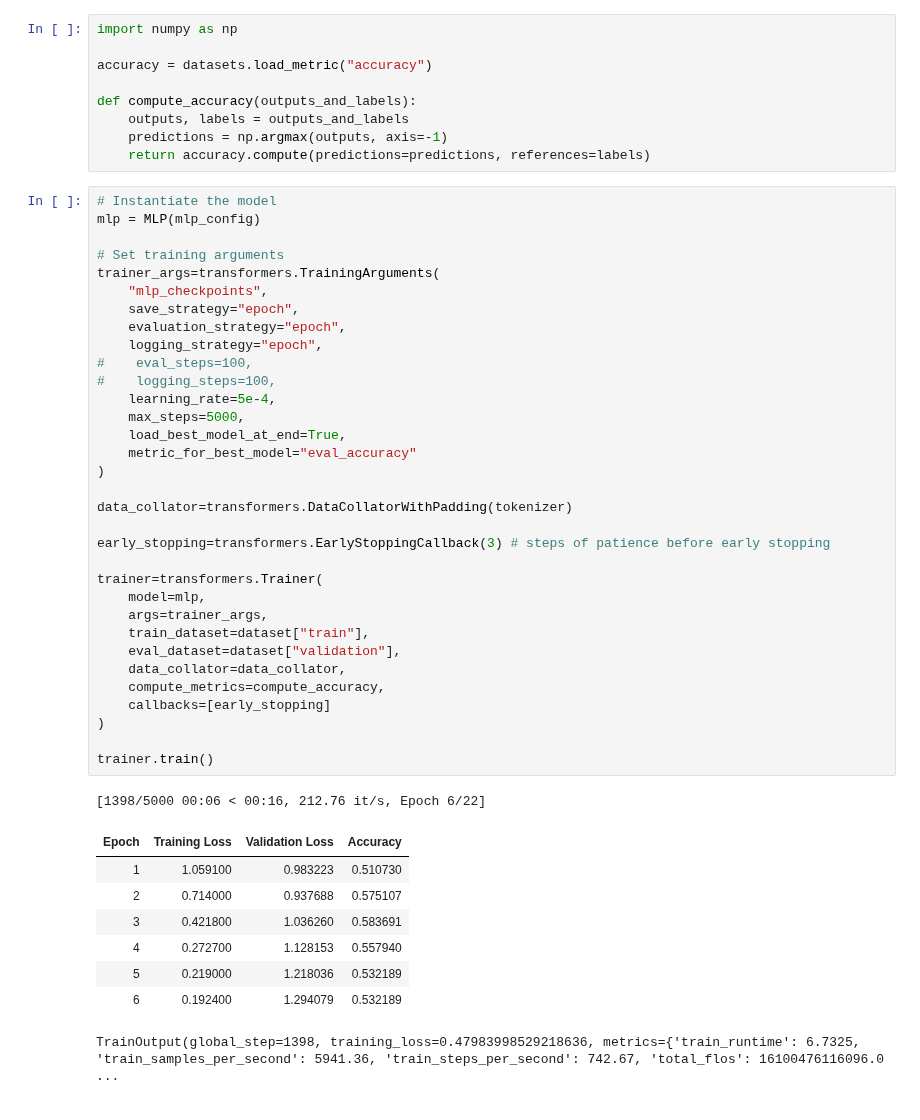
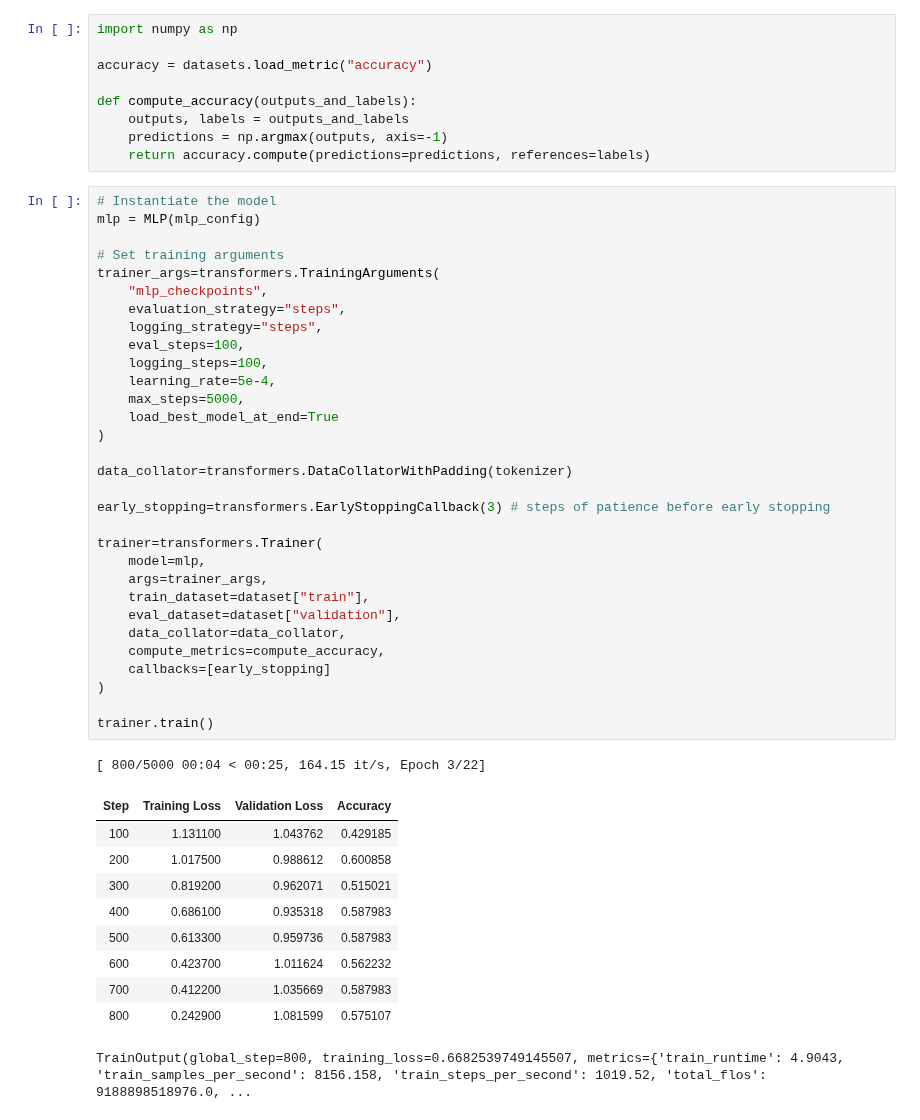
Before and after one commit to TurkuNLP/Deep_Learning_in_LangTech_course, a Jupyter notebook: hf_trainer_mlp.ipynb, the cells around one changed output. Drawn from its saved outputs; the diff is of its cells as text.

```diff
--- a/hf_trainer_mlp.ipynb
+++ b/hf_trainer_mlp.ipynb
@@ -333,46 +333,46 @@ def compute_accuracy(outputs_and_labels):
 # %%
 # Instantiate the model
 mlp = MLP(mlp_config)
 
 # Set training arguments
 trainer_args=transformers.TrainingArguments(
     "mlp_checkpoints",
-    save_strategy="epoch",
-    evaluation_strategy="epoch",
-    logging_strategy="epoch",
-#    eval_steps=100,
-#    logging_steps=100,
+    evaluation_strategy="steps",
+    logging_strategy="steps",
+    eval_steps=100,
+    logging_steps=100,
     learning_rate=5e-4,
     max_steps=5000,
-    load_best_model_at_end=True,
-    metric_for_best_model="eval_accuracy"
+    load_best_model_at_end=True
 )
 
 data_collator=transformers.DataCollatorWithPadding(tokenizer)
 
 early_stopping=transformers.EarlyStoppingCallback(3) # steps of patience before early stopping
 
 trainer=transformers.Trainer(
     model=mlp,
     args=trainer_args,
     train_dataset=dataset["train"],
     eval_dataset=dataset["validation"],
     data_collator=data_collator,
     compute_metrics=compute_accuracy,
     callbacks=[early_stopping]
 )
 
 trainer.train()
 # %% [output]
-[1398/5000 00:06 < 00:16, 212.76 it/s, Epoch 6/22]
+[ 800/5000 00:04 < 00:25, 164.15 it/s, Epoch 3/22]
-| Epoch | Training Loss | Validation Loss | Accuracy |
-| 1 | 1.059100 | 0.983223 | 0.510730 |
-| 2 | 0.714000 | 0.937688 | 0.575107 |
-| 3 | 0.421800 | 1.036260 | 0.583691 |
-| 4 | 0.272700 | 1.128153 | 0.557940 |
-| 5 | 0.219000 | 1.218036 | 0.532189 |
-| 6 | 0.192400 | 1.294079 | 0.532189 |
+| Step | Training Loss | Validation Loss | Accuracy |
+| 100 | 1.131100 | 1.043762 | 0.429185 |
+| 200 | 1.017500 | 0.988612 | 0.600858 |
+| 300 | 0.819200 | 0.962071 | 0.515021 |
+| 400 | 0.686100 | 0.935318 | 0.587983 |
+| 500 | 0.613300 | 0.959736 | 0.587983 |
+| 600 | 0.423700 | 1.011624 | 0.562232 |
+| 700 | 0.412200 | 1.035669 | 0.587983 |
+| 800 | 0.242900 | 1.081599 | 0.575107 |
-TrainOutput(global_step=1398, training_loss=0.47983998529218636, metrics={'train_runtime': 6.7325, 'train_samples_per_second': 5941.36, 'train_steps_per_second': 742.67, 'total_flos': 16100476116096.0 ...
+TrainOutput(global_step=800, training_loss=0.6682539749145507, metrics={'train_runtime': 4.9043, 'train_samples_per_second': 8156.158, 'train_steps_per_second': 1019.52, 'total_flos': 9188898518976.0, ...
 # %%
 eval_results = trainer.evaluate(dataset["test"])
 
```
Also changed, not shown: parts of 3 cells of this notebook.
